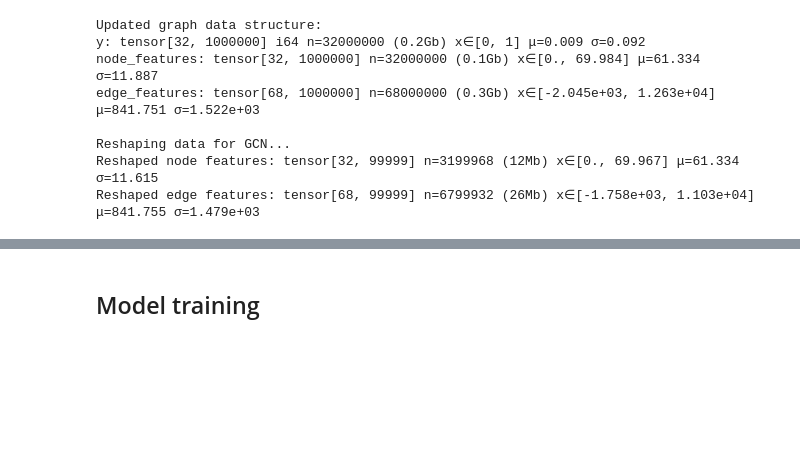
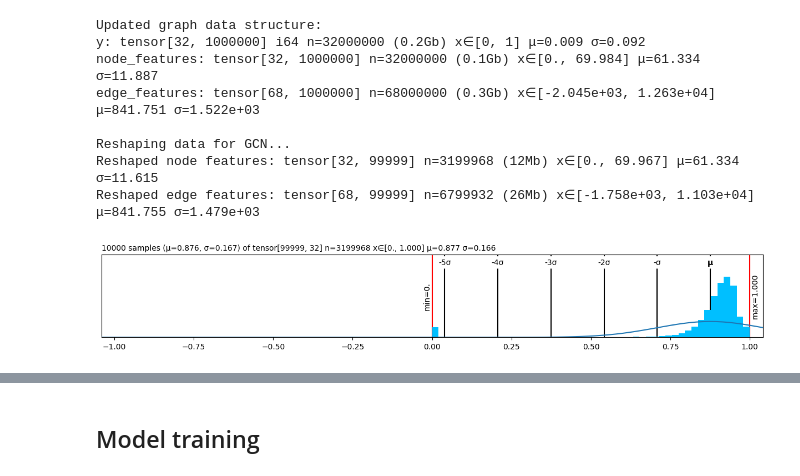
Before and after one commit to pasqualedem/GNNLeakDetection, a Jupyter notebook: 06_GAT.ipynb, the cells around one changed output, grey strips where cells are left out. Cells and saved outputs as stored; diff of their text form; code cells hidden in the pictures; blank space fills up the shorter version.

```diff
--- a/06_GAT.ipynb
+++ b/06_GAT.ipynb
@@ -106,3 +107,17 @@ def aggregate_labels(data, window_size=20, stride=10):
 
 y = aggregate_labels(graph_data.y.float()).long()
 graph_data.y = y
+# %%
+min_edge = graph_data.edge_features.min()
+max_edge = graph_data.edge_features.max()
+
+graph_data.edge_features = (graph_data.edge_features - min_edge) / (max_edge - min_edge)
+
+max_nodes = graph_data.node_features.max()
+min_nodes = graph_data.node_features.min()
+
+graph_data.node_features = (graph_data.node_features - min_nodes) / (max_nodes - min_nodes)
+# %%
+graph_data.node_features.T.plt
+# %% [output]
+[figure, added]
```
Also changed, not shown: parts of 14 cells of this notebook.
